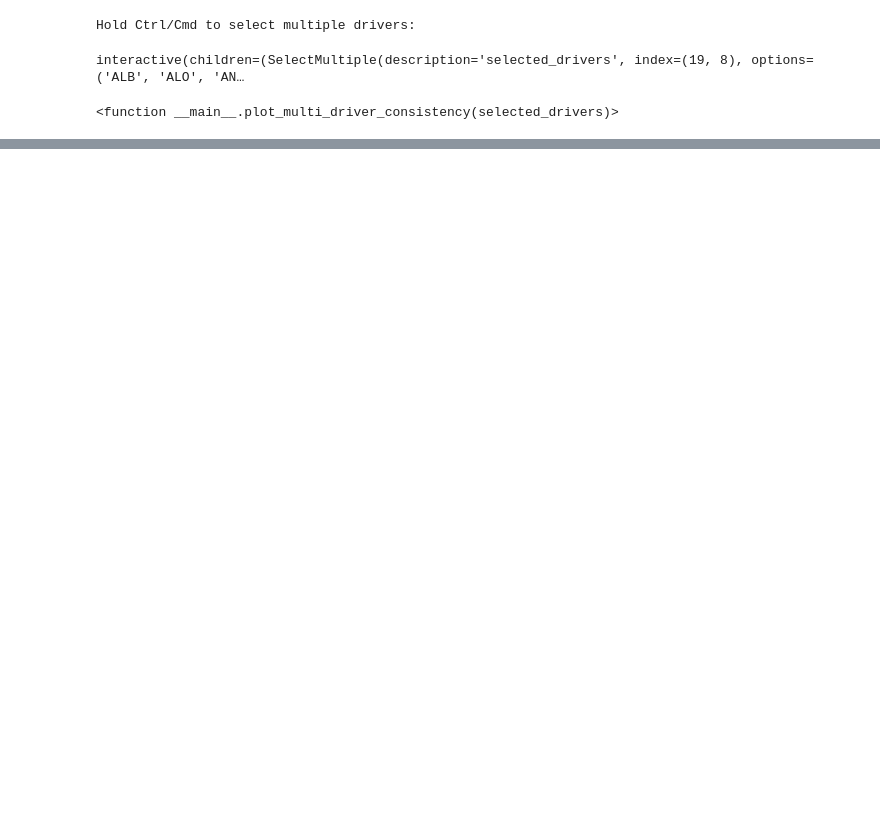
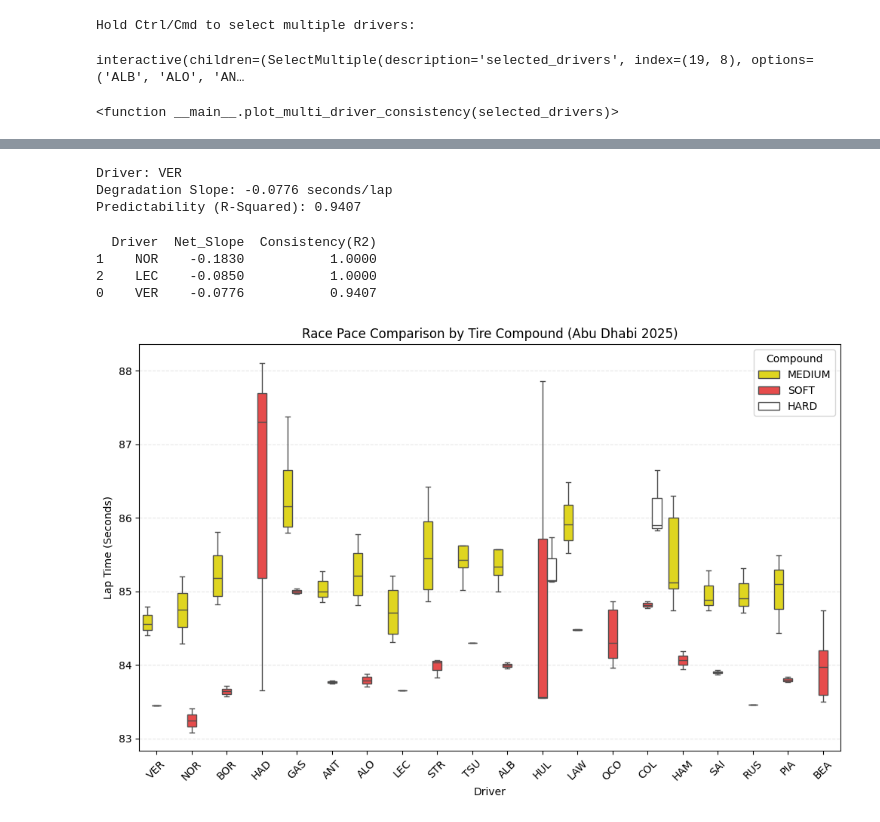
Before and after one commit to Vaanishka/f1-prediction, a Jupyter notebook: script/race_pace.ipynb, the cells around one changed output, grey strips where cells are left out. Cells and saved outputs as stored; diff of their text form; code cells hidden in the pictures; blank space fills up the shorter version.

```diff
--- a/script/race_pace.ipynb
+++ b/script/race_pace.ipynb
@@ -155,0 +198,76 @@ interactive(children=(SelectMultiple(description='selected_drivers', index=(19,
+# %%
+from scipy import stats
+
+# 1. Calculate the Linear Regression (The Math behind the Red Line)
+# This uses the same 'clean_stint' we used for the plot
+slope, intercept, r_value, p_value, std_err = stats.linregress(clean_stint['TyreLife'], clean_stint['LapTime(s)'])
+
+# 2. Output the 'Degradation Number'
+print(f"Driver: {clean_stint['Driver'].iloc[0]}")
+print(f"Degradation Slope: {slope:.4f} seconds/lap")
+print(f"Predictability (R-Squared): {r_value**2:.4f}")
+# %% [output]
+Driver: VER
+Degradation Slope: -0.0776 seconds/lap
+Predictability (R-Squared): 0.9407
+# %%
+import pandas as pd
+from scipy import stats
+
+# 1. Define the drivers we want to compare
+drivers = ['VER', 'NOR', 'LEC']
+results = []
+
+for driver in drivers:
+    # Get Stint 1 data for each driver
+    stint_data = laps.pick_driver(driver).query("Stint == 1 & LapNumber < 20").copy()
+
+    # Filter outliers (7% rule)
+    fastest_lap = stint_data['LapTime(s)'].min()
+    clean_stint = stint_data[stint_data['LapTime(s)'] < fastest_lap * 1.07]
+
+    # Calculate the Math
+    slope, intercept, r_value, p_value, std_err = stats.linregress(clean_stint['TyreLife'], clean_stint['LapTime(s)'])
+
+    results.append({
+        'Driver': driver,
+        'Net_Slope': round(slope, 4),
+        'Consistency(R2)': round(r_value**2, 4)
+    })
+
+# 2. View the Leaderboard
+comparison_df = pd.DataFrame(results)
+print(comparison_df.sort_values(by='Net_Slope'))
+# %% [output]
+  Driver  Net_Slope  Consistency(R2)
+1    NOR    -0.1830           1.0000
+2    LEC    -0.0850           1.0000
+0    VER    -0.0776           0.9407
+# %%
+import seaborn as sns
+import matplotlib.pyplot as plt
+
+# 1. Filter out the very slow laps (In-laps/Out-laps/Safety Car)
+# to keep the pace analysis 'pure'
+clean_laps = laps[laps['LapTime(s)'] < laps['LapTime(s)'].quantile(0.95)]
+
+plt.figure(figsize=(12, 7))
+
+# 2. Plotting Lap Time vs Driver, colored by Tire Compound
+sns.boxplot(
+    data=clean_laps,
+    x='Driver',
+    y='LapTime(s)',
+    hue='Compound',
+    palette={'SOFT': '#FF3333', 'MEDIUM': '#FFF200', 'HARD': '#FFFFFF'},
+    fliersize=0 # Hides outliers to keep the focus on the main pace
+)
+
+plt.title("Race Pace Comparison by Tire Compound (Abu Dhabi 2025)")
+plt.ylabel("Lap Time (Seconds)")
+plt.xticks(rotation=45)
+plt.grid(axis='y', linestyle='--', alpha=0.3)
+
+plt.show()
+# %% [output]
+[figure, added]
```
Also changed, not shown: parts of 19 cells of this notebook, 2 other files.
